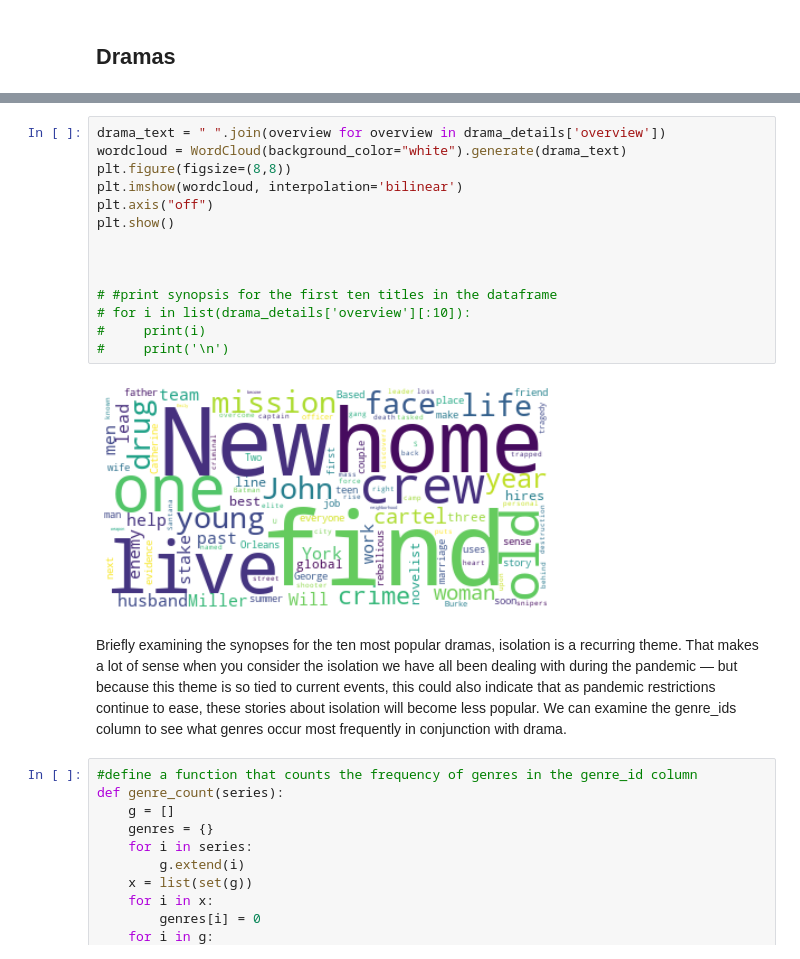
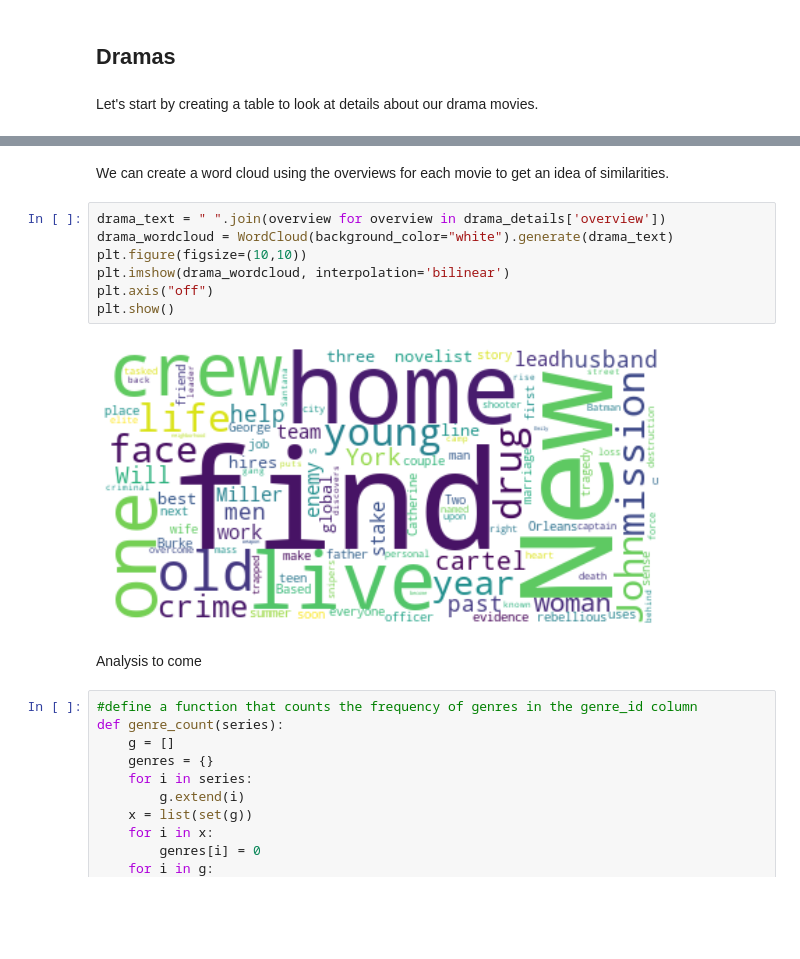
Before and after one commit to zelda4669/movie-data-analysis, a Jupyter notebook: Netflix Top Ten.ipynb, the cells around one changed output, grey strips where cells are left out. Cells and saved outputs as stored; diff of their text form; blank space fills up the shorter version.

```diff
--- a/Netflix Top Ten.ipynb
+++ b/Netflix Top Ten.ipynb
@@ -50,6 +50,8 @@ sns.countplot(data=graph, y='name', order = graph['name'].value_counts().index,
 We can see from this graph that dramas are the most popular genre, followed by comedy and thriller. Let's examine these genres to see if we can find some commonalities.
 # %% [markdown]
 ## Dramas
+# %% [markdown]
+Let's start by creating a table to look at details about our drama movies.
 # %%
 dramas = movie_genres.loc[movie_genres['genre_ids'] == 18]
 drama_details = dramas.merge(df, on='Title')
@@ -62,24 +64,19 @@ drama_details.head()
 | 2 | Stowaway | 70 | [18, 878, 53] | en | A three-person crew on a mission ... | 135.837 | 6.1 | ... |
 | 3 | Synchronic | 64 | [878, 18, 53, 27] | en | Two New Orleans paramedics' lives... | 17.374 | 6.4 | ... |
 | 4 | Concrete Cowboy | 60 | [18, 37] | en | Sent to live with his estranged f... | 34.491 | 6.2 | ... |
+# %% [markdown]
+We can create a word cloud using the overviews for each movie to get an idea of similarities.
 # %%
 drama_text = " ".join(overview for overview in drama_details['overview'])
-wordcloud = WordCloud(background_color="white").generate(drama_text)
-plt.figure(figsize=(8,8))
-plt.imshow(wordcloud, interpolation='bilinear')
+drama_wordcloud = WordCloud(background_color="white").generate(drama_text)
+plt.figure(figsize=(10,10))
+plt.imshow(drama_wordcloud, interpolation='bilinear')
 plt.axis("off")
 plt.show()
-
-
-
-# #print synopsis for the first ten titles in the dataframe
-# for i in list(drama_details['overview'][:10]):
-#     print(i)
-#     print('\n')
 # %% [output]
-[figure, old version]
+[figure, new version]
 # %% [markdown]
-Briefly examining the synopses for the ten most popular dramas, isolation is a recurring theme. That makes a lot of sense when you consider the isolation we have all been dealing with during the pandemic — but because this theme is so tied to current events, this could also indicate that as pandemic restrictions continue to ease, these stories about isolation will become less popular. We can examine the genre_ids column to see what genres occur most frequently in conjunction with drama.
+Analysis to come
 # %%
 #define a function that counts the frequency of genres in the genre_id column
 def genre_count(series):
```
Also changed, not shown: parts of 7 cells of this notebook, 2 other files.
